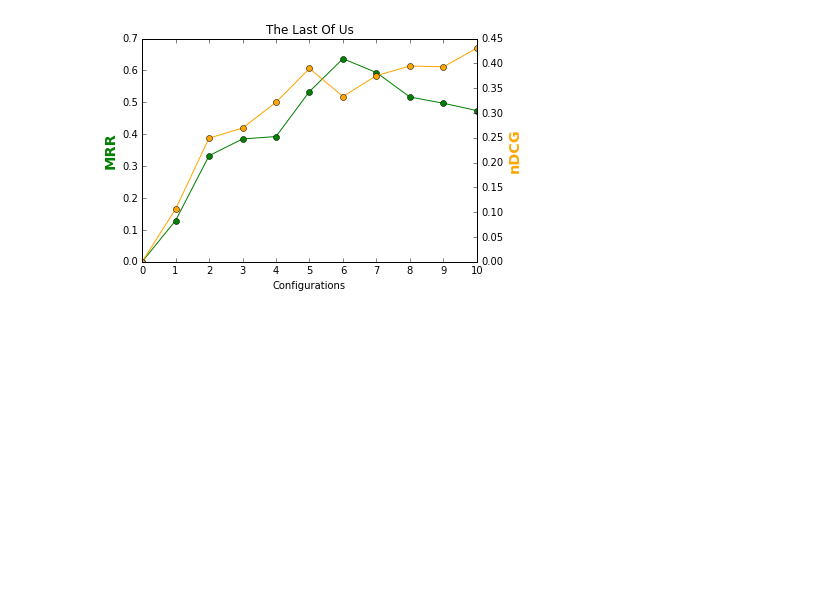
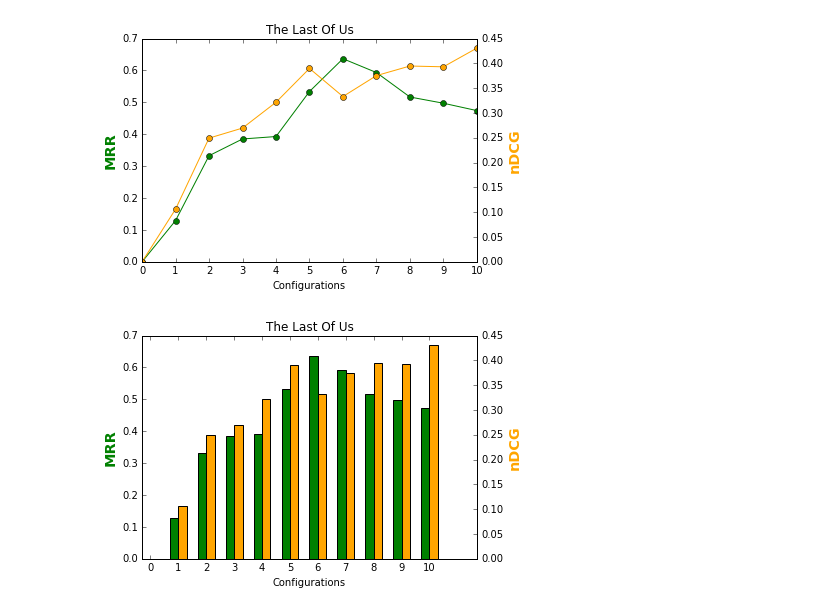
Before and after one commit to Xiaoxuan-Zhang/Videogame_Moment_Textual_Search, a Jupyter notebook: step4_evaluation.ipynb, the cells around one changed output. Drawn from its saved outputs; the diff is of its cells as text; code cells hidden in the pictures; blank space fills up the shorter version.

```diff
--- a/step4_evaluation.ipynb
+++ b/step4_evaluation.ipynb
@@ -132,3 +132,27 @@ plt.savefig(output_chart, dpi=100, bbox_inches='tight')
 plt.show()
 # %% [output]
 [figure]
+# %%
+# bar chart
+x = np.arange(len(result_file))
+y1 = mrr_scores
+y2 = ndcg_scores
+bar_width = 0.3
+fig, ax1 = plt.subplots()
+
+ax2 = ax1.twinx()
+ax1.bar(x, y1, bar_width, color='green', label='MRR')
+ax2.bar(x+bar_width, y2, bar_width, color='orange', label='nDCG')
+
+ax1.set_xticks(x+bar_width)
+ax1.set_xticklabels(x)
+ax1.set_xlabel('Configurations')
+ax1.set_ylabel('MRR', color='g', fontsize='x-large', fontweight='bold')
+ax2.set_ylabel('nDCG', color='orange', fontsize='x-large', fontweight='bold')
+
+# plt.xticks(x)
+plt.title(game)
+plt.savefig(output_chart, dpi=100, bbox_inches='tight')
+plt.show()
+# %% [output]
+[figure, added]
```
Also changed, not shown: 21 other files.
